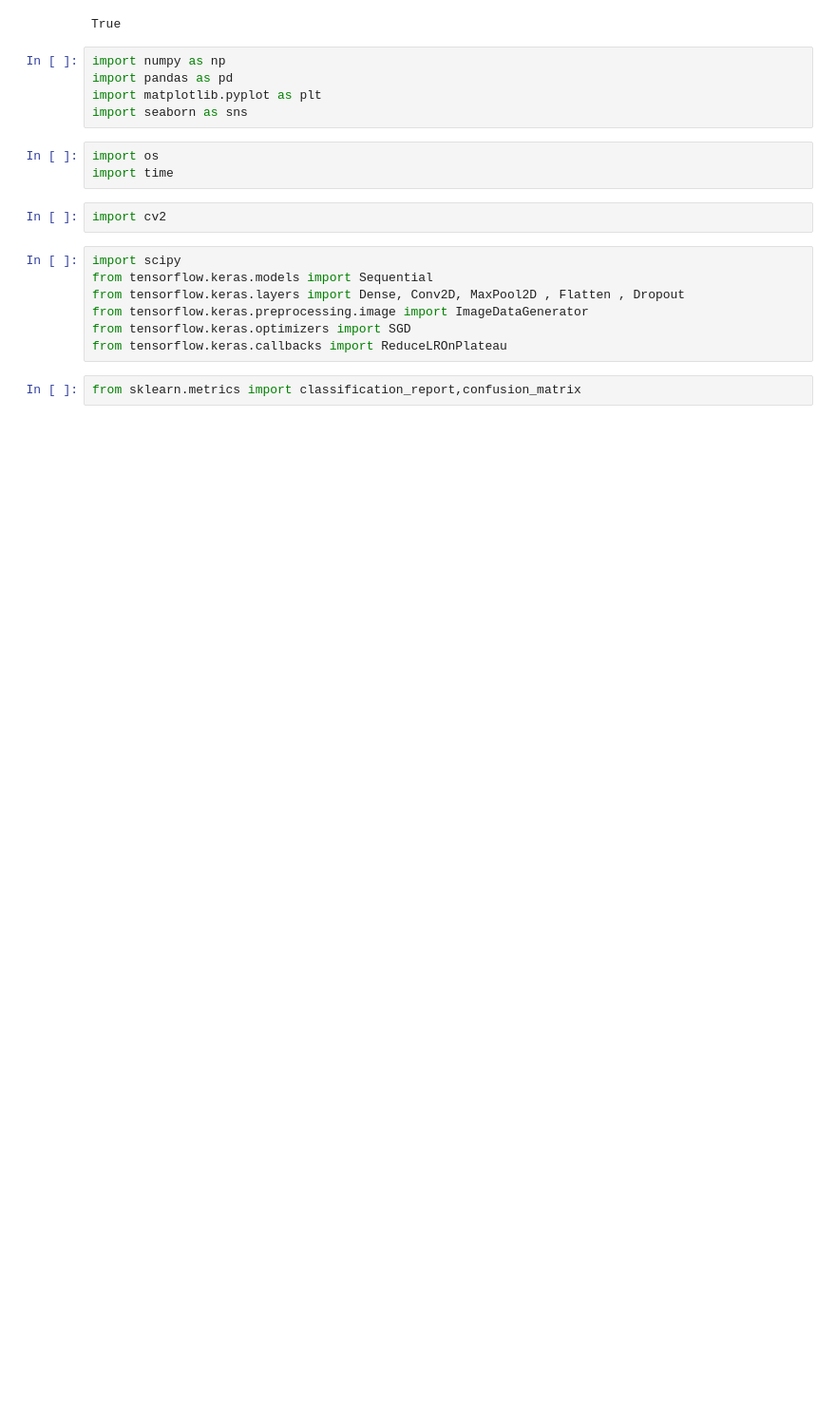
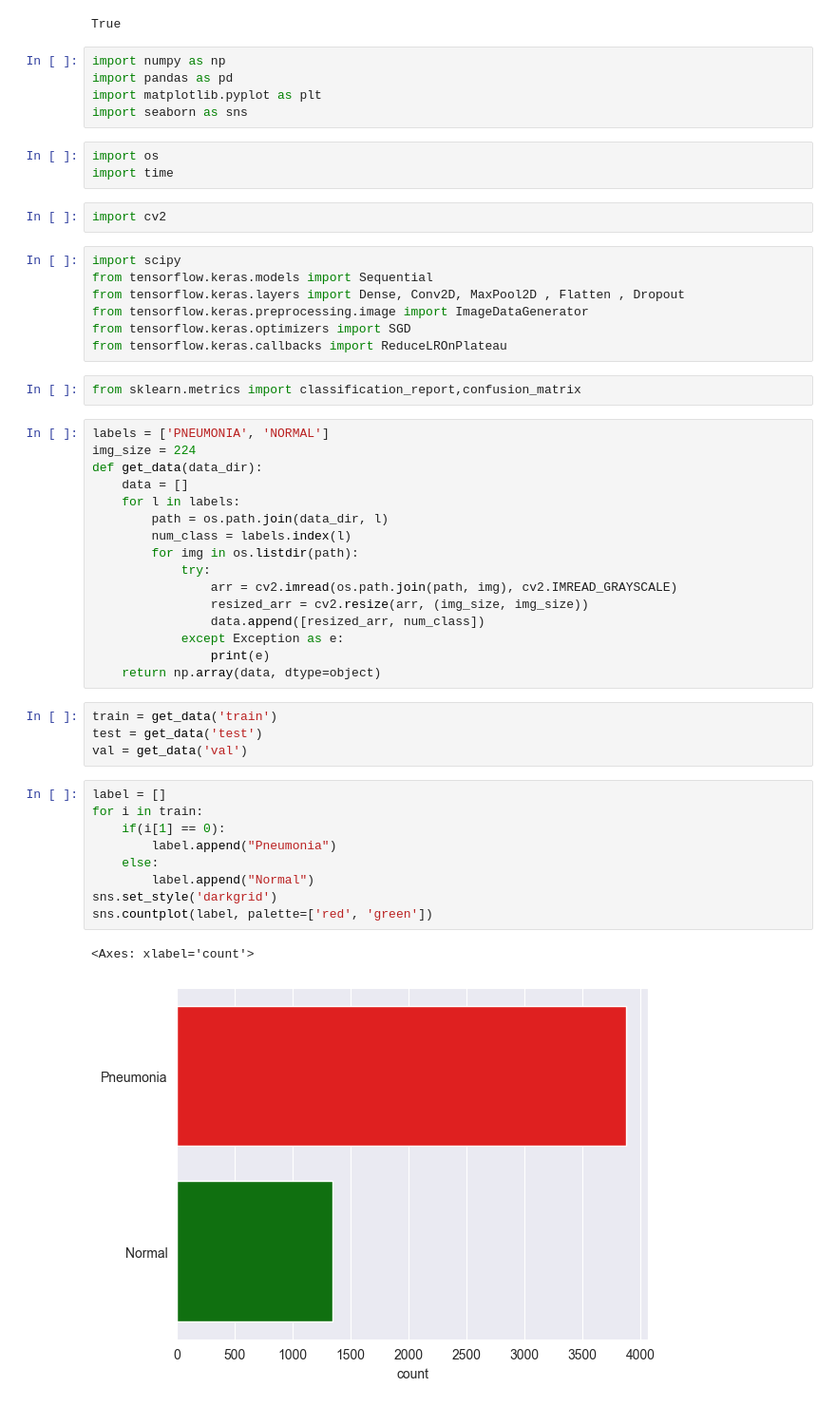
Before and after one commit to ratikaewkam/PneumoniaCNN, a Jupyter notebook: CNN/PXRVision.ipynb, the cells around one changed output. Shown at 95% size. Cells and saved outputs as stored; diff of their text form; blank space fills up the shorter version.

```diff
--- a/CNN/PXRVision.ipynb
+++ b/CNN/PXRVision.ipynb
@@ -33,3 +33,35 @@ from tensorflow.keras.optimizers import SGD
 from tensorflow.keras.callbacks import ReduceLROnPlateau
 # %%
 from sklearn.metrics import classification_report,confusion_matrix
+# %%
+labels = ['PNEUMONIA', 'NORMAL']
+img_size = 224
+def get_data(data_dir):
+    data = []
+    for l in labels:
+        path = os.path.join(data_dir, l)
+        num_class = labels.index(l)
+        for img in os.listdir(path):
+            try:
+                arr = cv2.imread(os.path.join(path, img), cv2.IMREAD_GRAYSCALE)
+                resized_arr = cv2.resize(arr, (img_size, img_size))
+                data.append([resized_arr, num_class])
+            except Exception as e:
+                print(e)
+    return np.array(data, dtype=object)
+# %%
+train = get_data('train')
+test = get_data('test')
+val = get_data('val')
+# %%
+label = []
+for i in train:
+    if(i[1] == 0):
+        label.append("Pneumonia")
+    else:
+        label.append("Normal")
+sns.set_style('darkgrid')
+sns.countplot(label, palette=['red', 'green'])
+# %% [output]
+<Axes: xlabel='count'>
+[figure, added]
```
Also changed, not shown: parts of 4 cells of this notebook.
